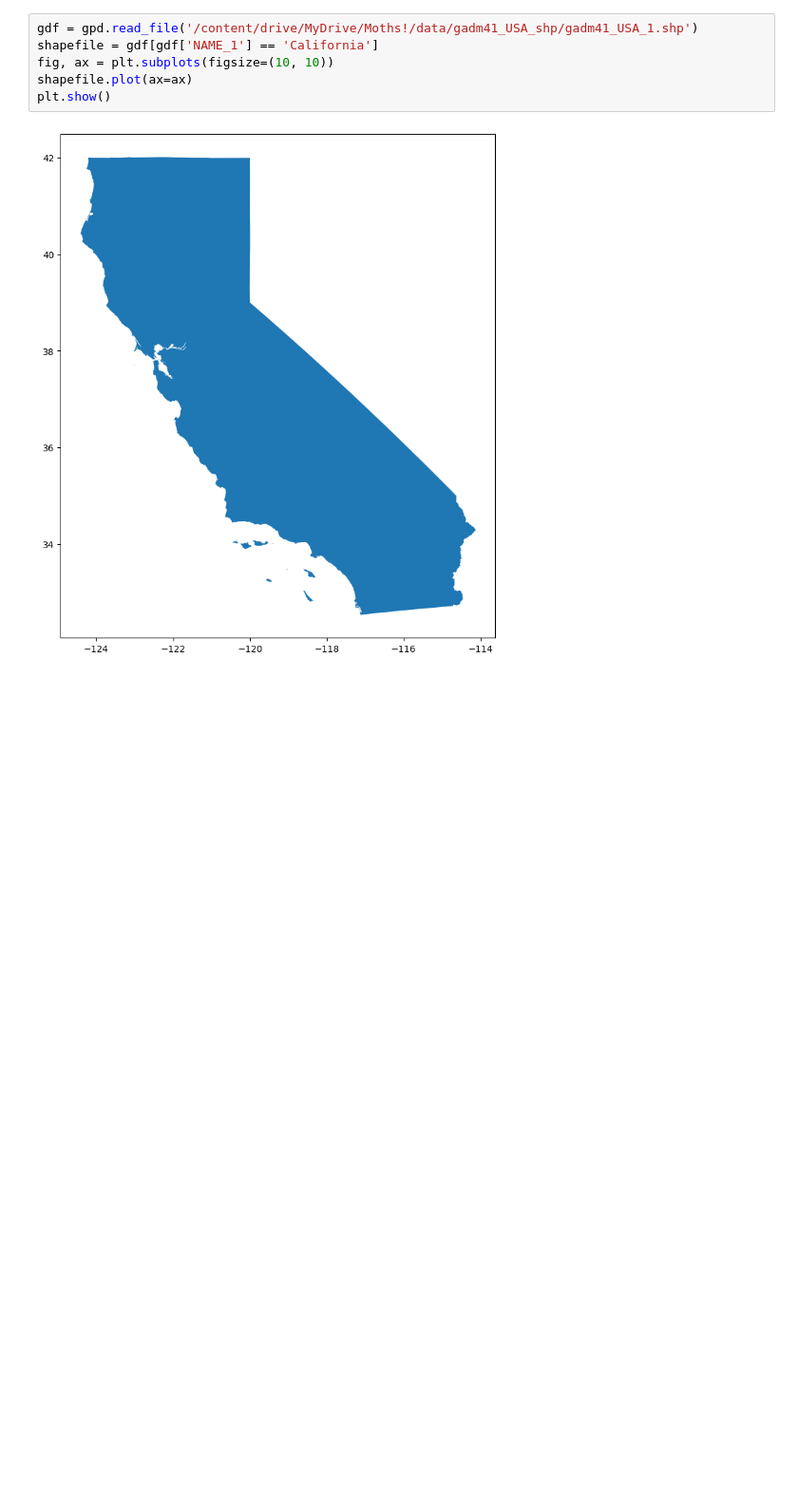
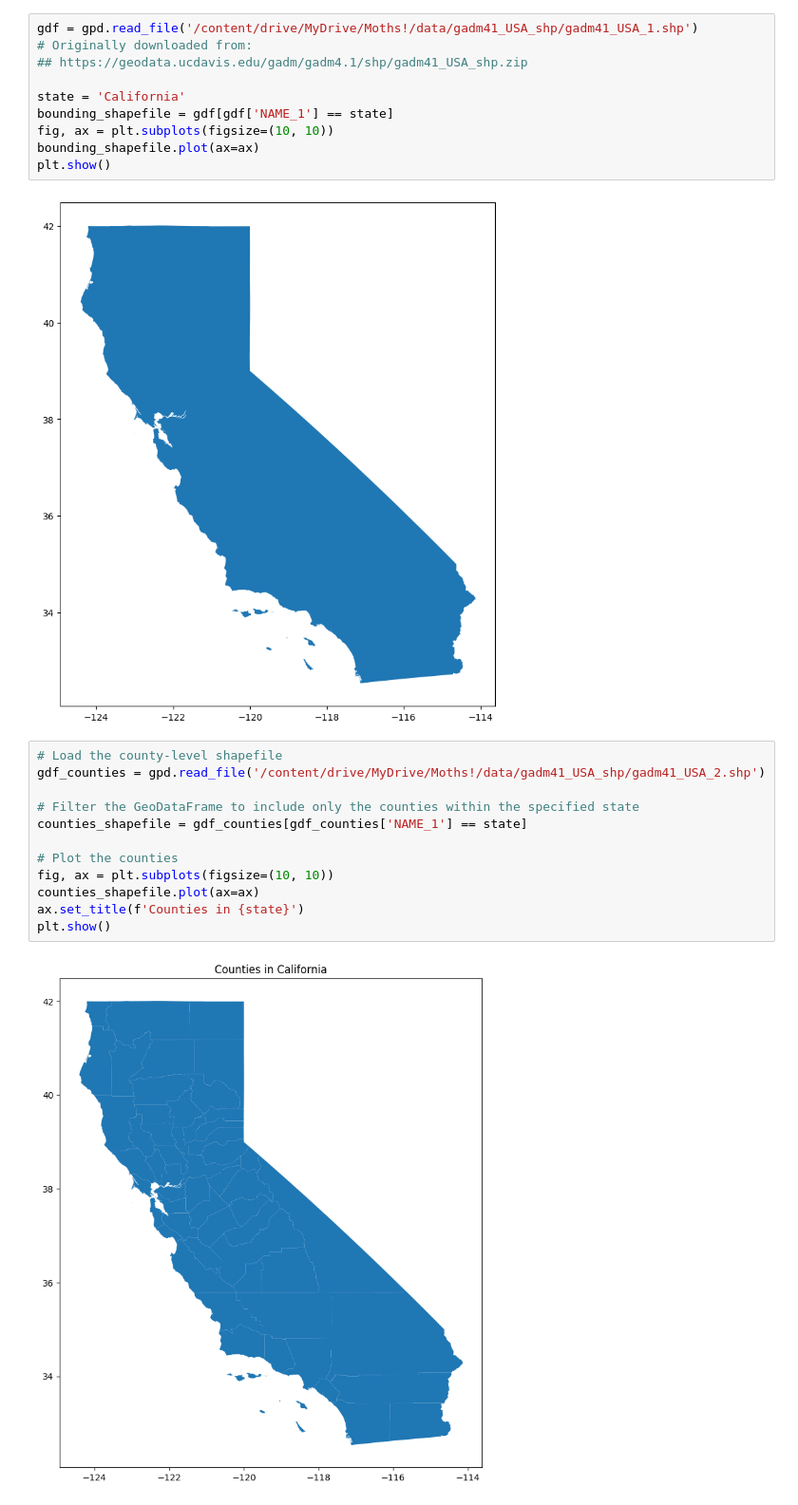
Before and after one commit to CharlesLehnen/DSCI_550_Final_Project, a Jupyter notebook: code/climatic_analysis.ipynb, the cells around one changed output. Shown at 95% size. Drawn from its saved outputs; the diff is of its cells as text; blank space fills up the shorter version.

Commit message:
got county data inputted

```diff
--- a/code/climatic_analysis.ipynb
+++ b/code/climatic_analysis.ipynb
@@ -47,12 +47,30 @@ from pyproj import CRS, Proj
 from functools import partial
 # %%
 gdf = gpd.read_file('/content/drive/MyDrive/Moths!/data/gadm41_USA_shp/gadm41_USA_1.shp')
-shapefile = gdf[gdf['NAME_1'] == 'California']
+# Originally downloaded from:
+## https://geodata.ucdavis.edu/gadm/gadm4.1/shp/gadm41_USA_shp.zip
+
+state = 'California'
+bounding_shapefile = gdf[gdf['NAME_1'] == state]
 fig, ax = plt.subplots(figsize=(10, 10))
-shapefile.plot(ax=ax)
+bounding_shapefile.plot(ax=ax)
 plt.show()
 # %% [output]
 [figure]
+# %%
+# Load the county-level shapefile
+gdf_counties = gpd.read_file('/content/drive/MyDrive/Moths!/data/gadm41_USA_shp/gadm41_USA_2.shp')
+
+# Filter the GeoDataFrame to include only the counties within the specified state
+counties_shapefile = gdf_counties[gdf_counties['NAME_1'] == state]
+
+# Plot the counties
+fig, ax = plt.subplots(figsize=(10, 10))
+counties_shapefile.plot(ax=ax)
+ax.set_title(f'Counties in {state}')
+plt.show()
+# %% [output]
+[figure, added]
 # %%
 import requests
 from bs4 import BeautifulSoup
```
Also changed, not shown: parts of 1 cell of this notebook, 1 other file.
